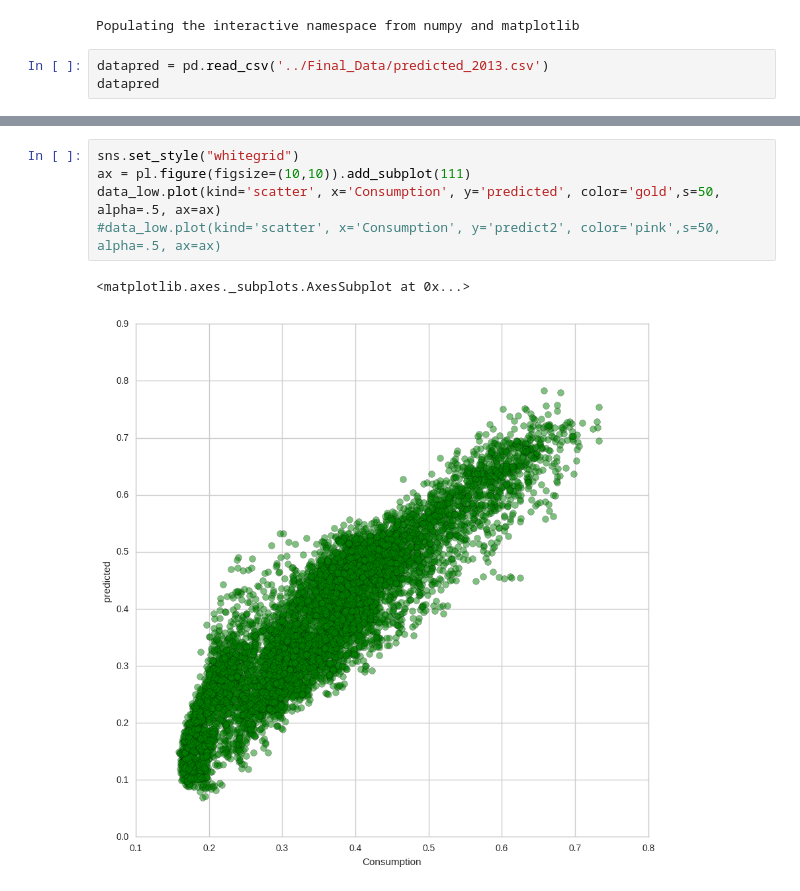
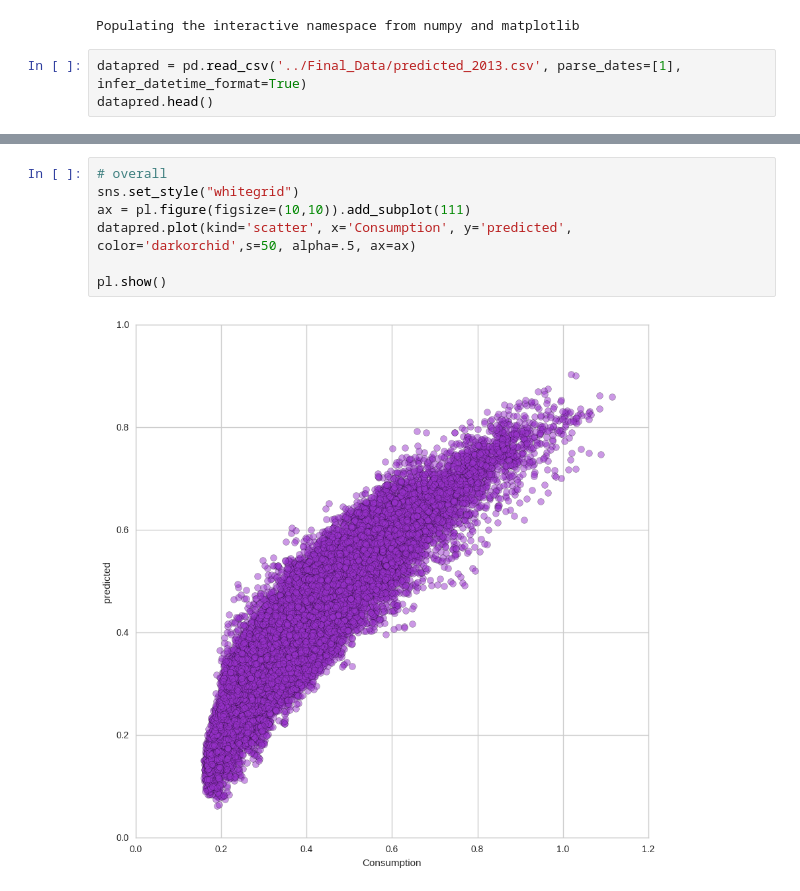
Before and after one commit to connorchency/Taming-the-Peak, a Jupyter notebook: analysis/Prediction_model_visualisation.ipynb, the cells around one changed output, grey strips where cells are left out. Drawn from its saved outputs; the diff is of its cells as text.

```diff
--- a/analysis/Prediction_model_visualisation.ipynb
+++ b/analysis/Prediction_model_visualisation.ipynb
@@ -11,7 +11,7 @@ import scipy.stats
 # %% [output]
 Populating the interactive namespace from numpy and matplotlib
 # %%
-datapred = pd.read_csv('../Final_Data/predicted_2013.csv')
-datapred
+datapred = pd.read_csv('../Final_Data/predicted_2013.csv', parse_dates=[1], infer_datetime_format=True)
+datapred.head()
 # %% [output]
 |  | Unnamed: 0 | Datetime | Dew_Point_F | Humidity | Temperature_F | Wind_Speed_MPH | Consumption | Income | ... |
@@ -49,8 +39,9 @@ datapred.describe()
 # %%
+# overall
 sns.set_style("whitegrid")
 ax = pl.figure(figsize=(10,10)).add_subplot(111)
-data_low.plot(kind='scatter', x='Consumption', y='predicted', color='gold',s=50, alpha=.5, ax=ax)
-#data_low.plot(kind='scatter', x='Consumption', y='predict2', color='pink',s=50, alpha=.5, ax=ax)
+datapred.plot(kind='scatter', x='Consumption', y='predicted', color='darkorchid',s=50, alpha=.5, ax=ax)
+
+pl.show()
 # %% [output]
-<matplotlib.axes._subplots.AxesSubplot at 0x...>
-[figure, old version]
+[figure, new version]
```
Also changed, not shown: parts of 12 cells of this notebook, 3 other files.
